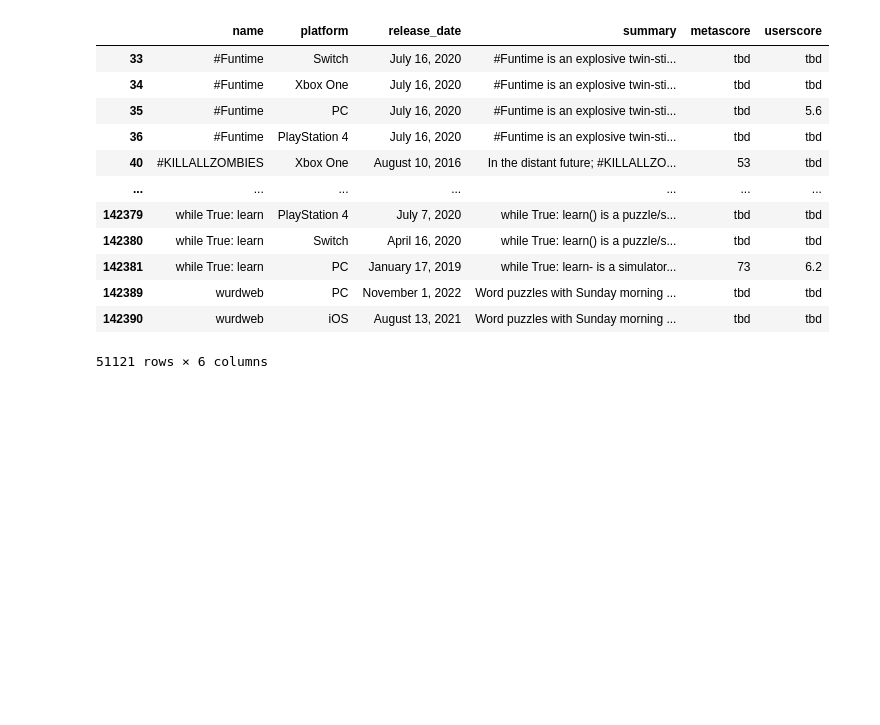
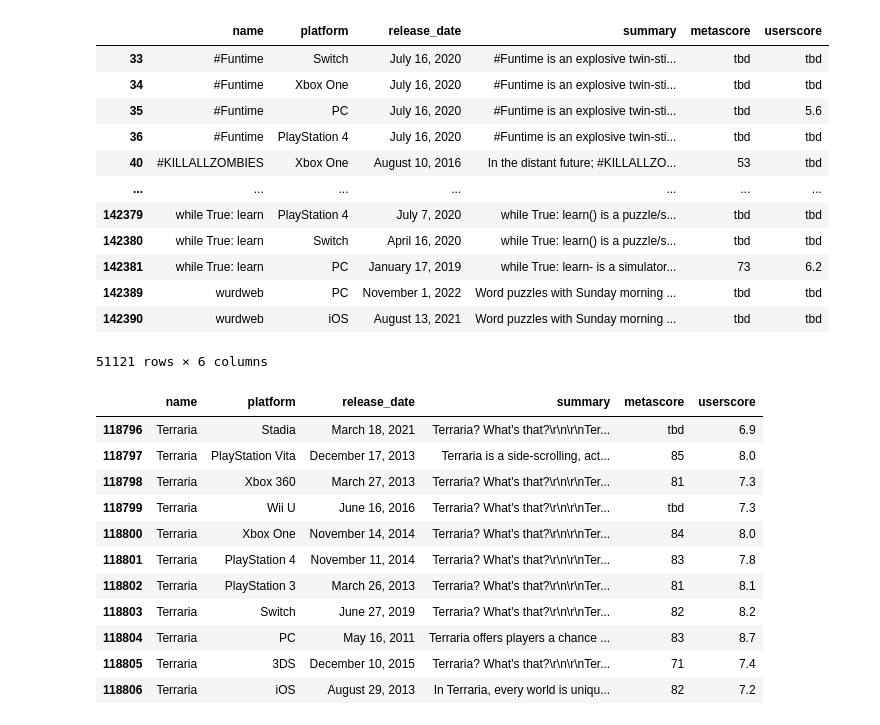
Before and after one commit to TaiOz/VGSales-VS-Review-Analysis, a Jupyter notebook: Primary.ipynb, the cells around one changed output. Cells and saved outputs as stored; diff of their text form; code cells hidden in the pictures; blank space fills up the shorter version.

Commit message:
Examined data within the metacritic dataset and set out a plan on how to aggregate the data to match the vgsales dataset

```diff
--- a/Primary.ipynb
+++ b/Primary.ipynb
@@ -538,3 +538,19 @@ critic_filtered_dups
 | 142389 | wurdweb | PC | November 1, 2022 | Word puzzles with Sunday morning ... | tbd | tbd |
 | 142390 | wurdweb | iOS | August 13, 2021 | Word puzzles with Sunday morning ... | tbd | tbd |
 51121 rows × 6 columns
+# %%
+## Check the data for 'Terraria', the game with the second most rows
+critic_filtered_dups[critic_filtered_dups['name'] == "Terraria"]
+# %% [output]
+|  | name | platform | release_date | summary | metascore | userscore |
+| 118796 | Terraria | Stadia | March 18, 2021 | Terraria? What's that?\r\n\r\nTer... | tbd | 6.9 |
+| 118797 | Terraria | PlayStation Vita | December 17, 2013 | Terraria is a side-scrolling, act... | 85 | 8.0 |
+| 118798 | Terraria | Xbox 360 | March 27, 2013 | Terraria? What's that?\r\n\r\nTer... | 81 | 7.3 |
+| 118799 | Terraria | Wii U | June 16, 2016 | Terraria? What's that?\r\n\r\nTer... | tbd | 7.3 |
+| 118800 | Terraria | Xbox One | November 14, 2014 | Terraria? What's that?\r\n\r\nTer... | 84 | 8.0 |
+| 118801 | Terraria | PlayStation 4 | November 11, 2014 | Terraria? What's that?\r\n\r\nTer... | 83 | 7.8 |
+| 118802 | Terraria | PlayStation 3 | March 26, 2013 | Terraria? What's that?\r\n\r\nTer... | 81 | 8.1 |
+| 118803 | Terraria | Switch | June 27, 2019 | Terraria? What's that?\r\n\r\nTer... | 82 | 8.2 |
+| 118804 | Terraria | PC | May 16, 2011 | Terraria offers players a chance ... | 83 | 8.7 |
+| 118805 | Terraria | 3DS | December 10, 2015 | Terraria? What's that?\r\n\r\nTer... | 71 | 7.4 |
+| 118806 | Terraria | iOS | August 29, 2013 | In Terraria, every world is uniqu... | 82 | 7.2 |
```
Also changed, not shown: parts of 7 cells of this notebook.
